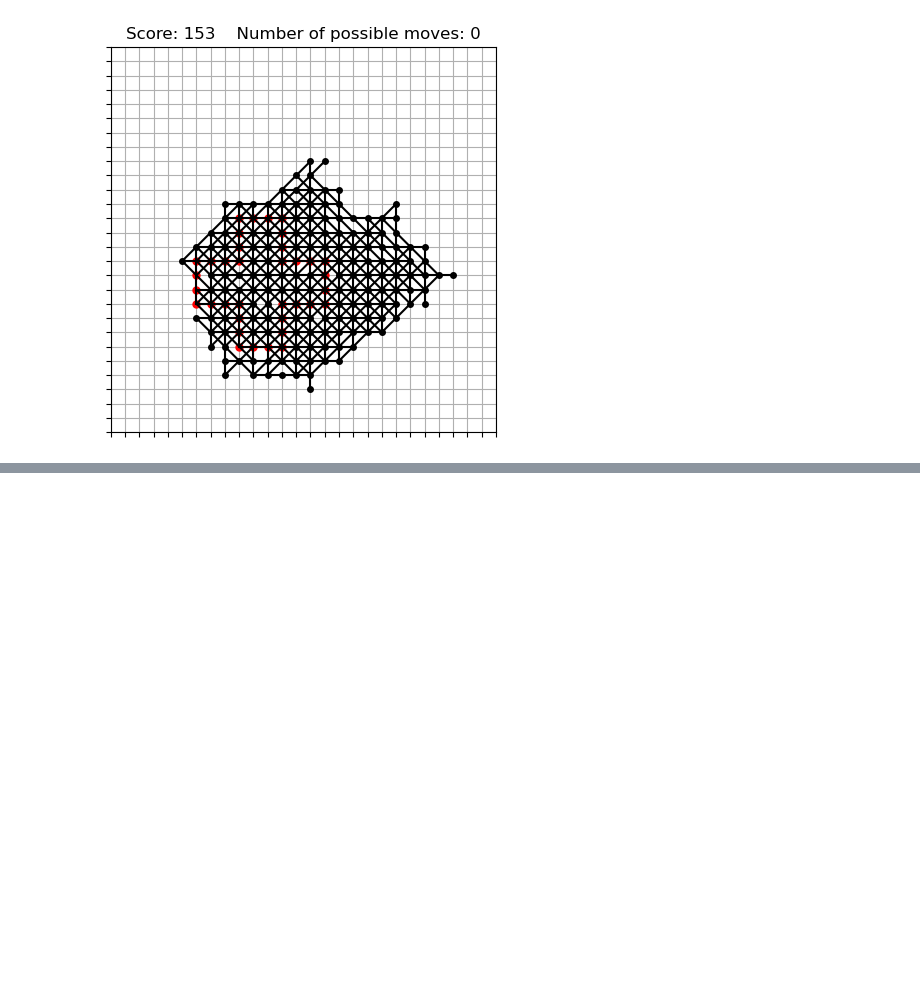
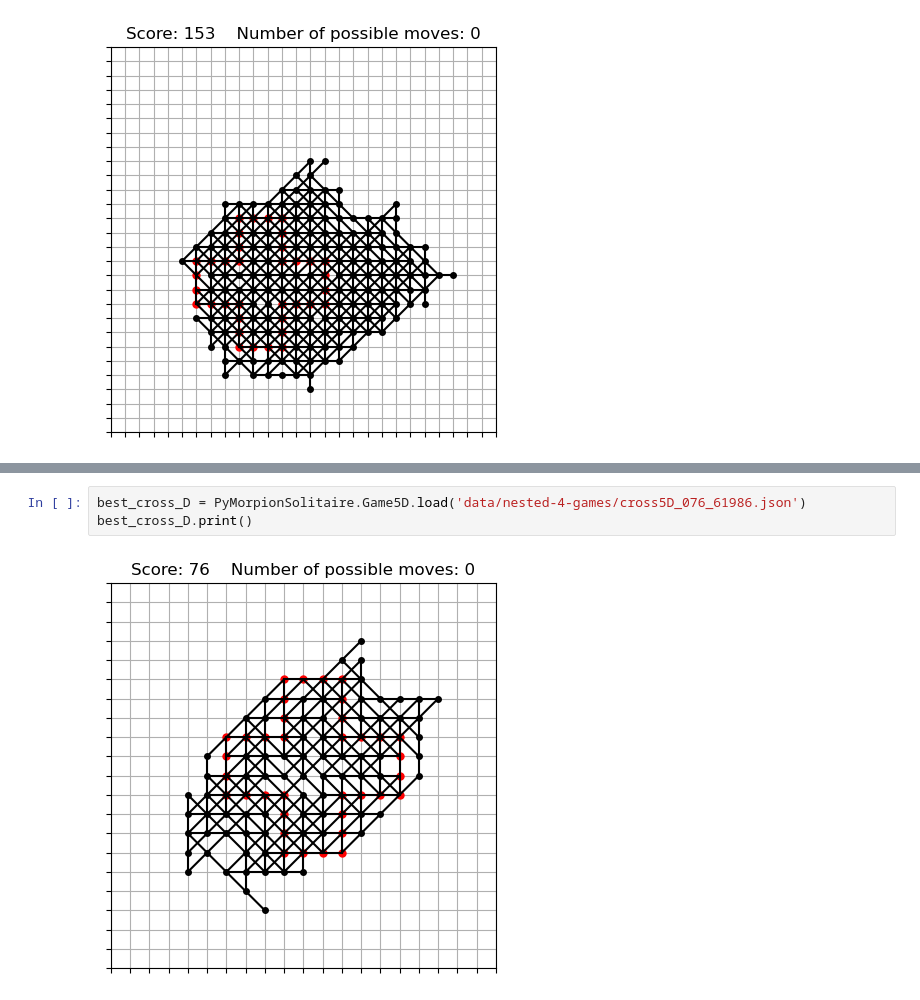
Before and after one commit to gillioz/MorpionSolitaire, a Jupyter notebook: cpp/PyMorpionSolitaire.ipynb, the cells around one changed output, grey strips where cells are left out. Cells and saved outputs as stored; diff of their text form; blank space fills up the shorter version.

```diff
--- a/cpp/PyMorpionSolitaire.ipynb
+++ b/cpp/PyMorpionSolitaire.ipynb
@@ -190,0 +191,5 @@ best_pipe.print()
+# %%
+best_cross_D = PyMorpionSolitaire.Game5D.load('data/nested-4-games/cross5D_076_61986.json')
+best_cross_D.print()
+# %% [output]
+[figure, added]
```
Also changed, not shown: parts of 1 cell of this notebook, 48 other files.
